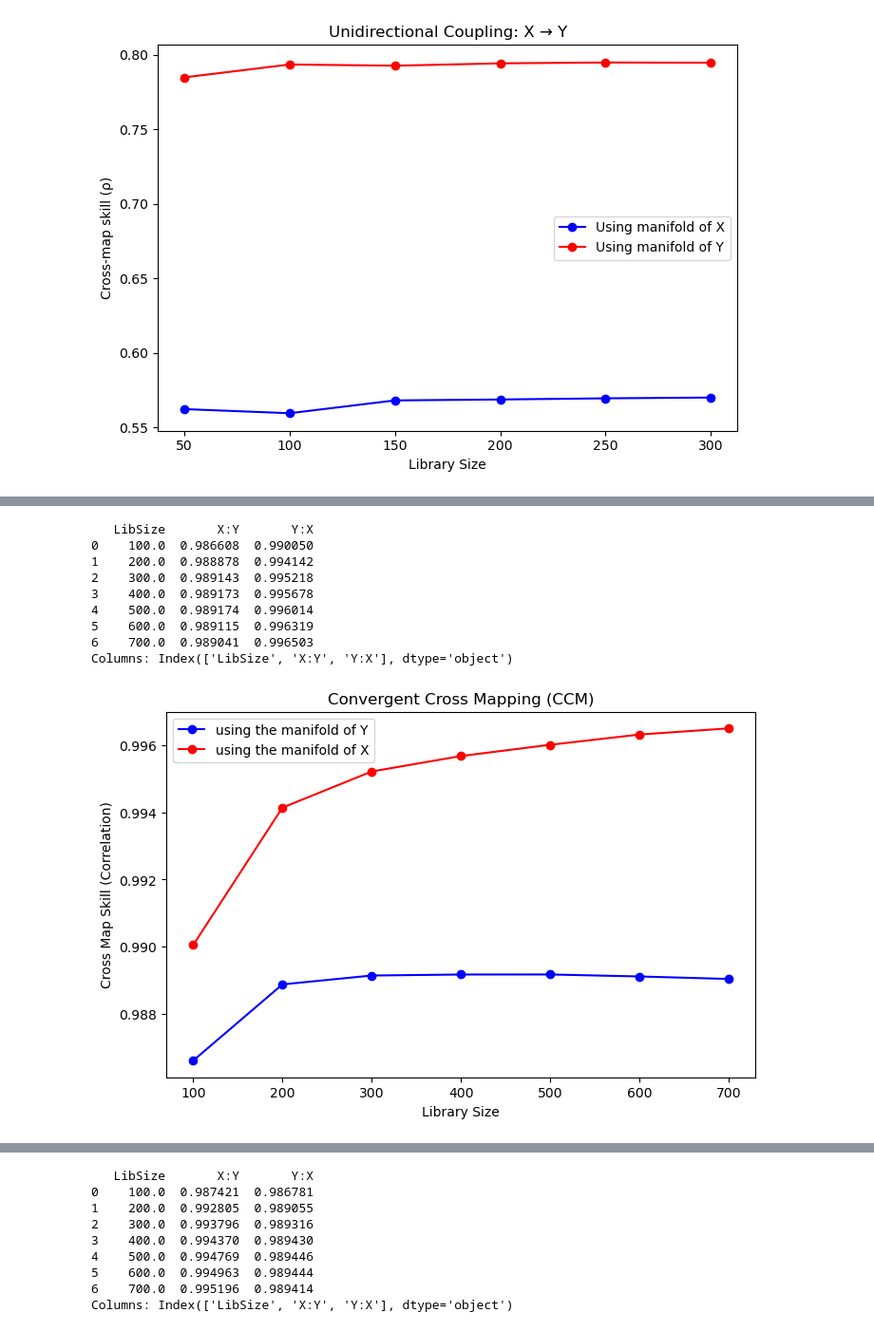
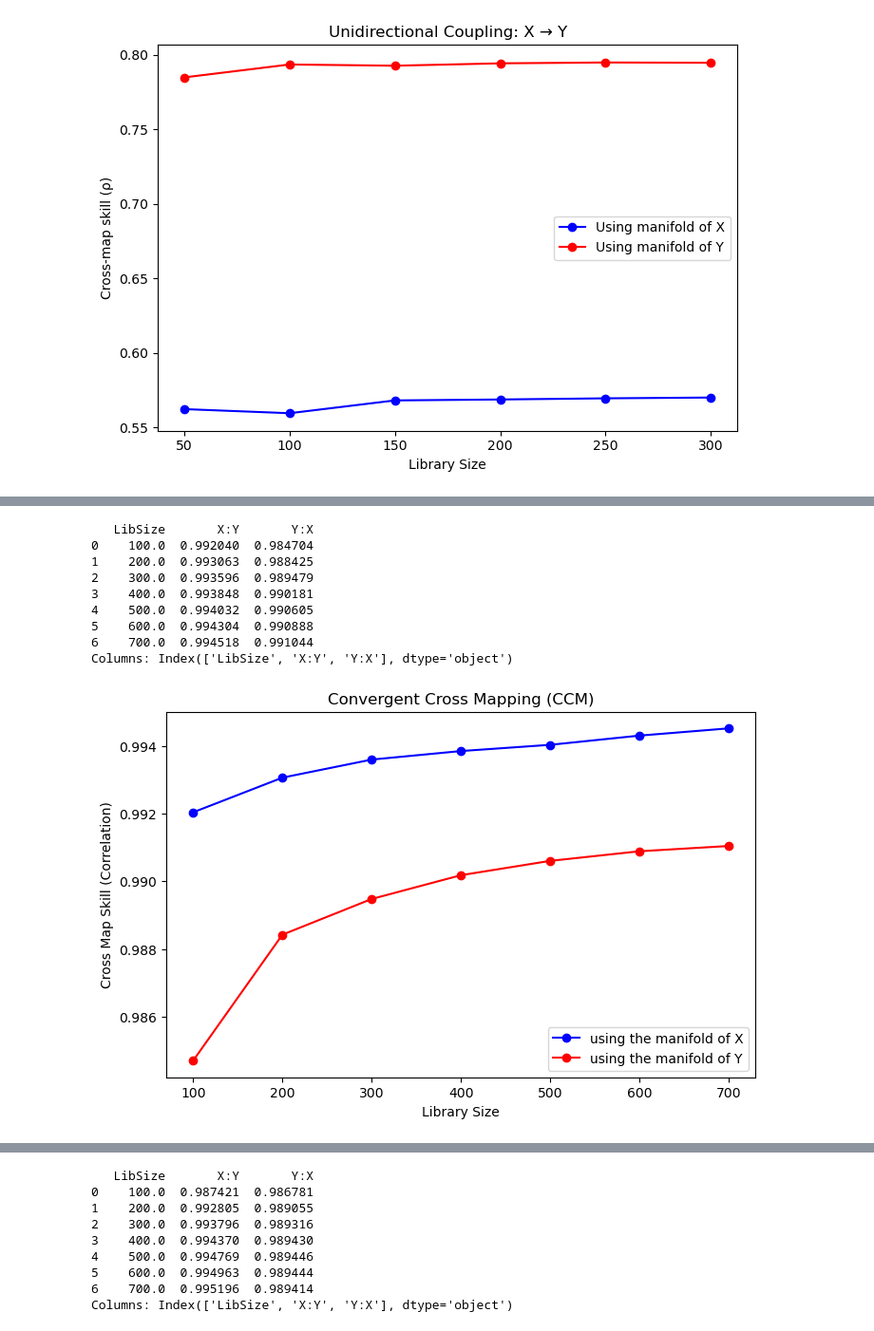
Before and after one commit to Peisong-Zheng/DO_causality, a Jupyter notebook: CCM_TBK.ipynb, the cells around one changed output, grey strips where cells are left out. Shown: that part at 95% size. Cells and saved outputs as stored; diff of their text form; code cells hidden in the pictures.

```diff
--- a/CCM_TBK.ipynb
+++ b/CCM_TBK.ipynb
@@ -484,40 +484,40 @@ df = pd.DataFrame({
 ccm_out = CCM(
     dataFrame   = df,
     E           = 3,
-    tau         = 50,
+    tau         = 5,
     columns     = "X",   # predictor (ngrip)
     target      = "Y",   # target (pre)
     libSizes    = "100 200 300 400 500 600 700",
     sample      = 100,
     random      = True,
     replacement = False,
-    Tp          = 200,
+    Tp          = 0,
     verbose     = True
 )
 
 print(ccm_out)
 print("Columns:", ccm_out.columns)
 
 # Plot the results with custom legend labels
 plt.figure(figsize=(8,5))
 # For X:Y: predictor is ngrip, target is ant -> label: "ant^|Mngrip"
 plt.plot(ccm_out['LibSize'], ccm_out['X:Y'], 'bo-', label='using the manifold of X')
 # For Y:X: predictor is ant, target is ngrip -> label: "ngrip^|Mant"
 plt.plot(ccm_out['LibSize'], ccm_out['Y:X'], 'ro-', label='using the manifold of Y')
 
 plt.xlabel('Library Size')
 plt.ylabel('Cross Map Skill (Correlation)')
 plt.title('Convergent Cross Mapping (CCM)')
 plt.legend(loc='best')
 plt.show()
 # %% [output]
    LibSize       X:Y       Y:X
-0    100.0  0.986608  0.990050
-1    200.0  0.988878  0.994142
-2    300.0  0.989143  0.995218
-3    400.0  0.989173  0.995678
-4    500.0  0.989174  0.996014
-5    600.0  0.989115  0.996319
-6    700.0  0.989041  0.996503
+0    100.0  0.992040  0.984704
+1    200.0  0.993063  0.988425
+2    300.0  0.993596  0.989479
+3    400.0  0.993848  0.990181
+4    500.0  0.994032  0.990605
+5    600.0  0.994304  0.990888
+6    700.0  0.994518  0.991044
 Columns: Index(['LibSize', 'X:Y', 'Y:X'], dtype='object')
-[figure, old version]
+[figure, new version]
```
Also changed, not shown: parts of 5 cells of this notebook, 1 other file.
